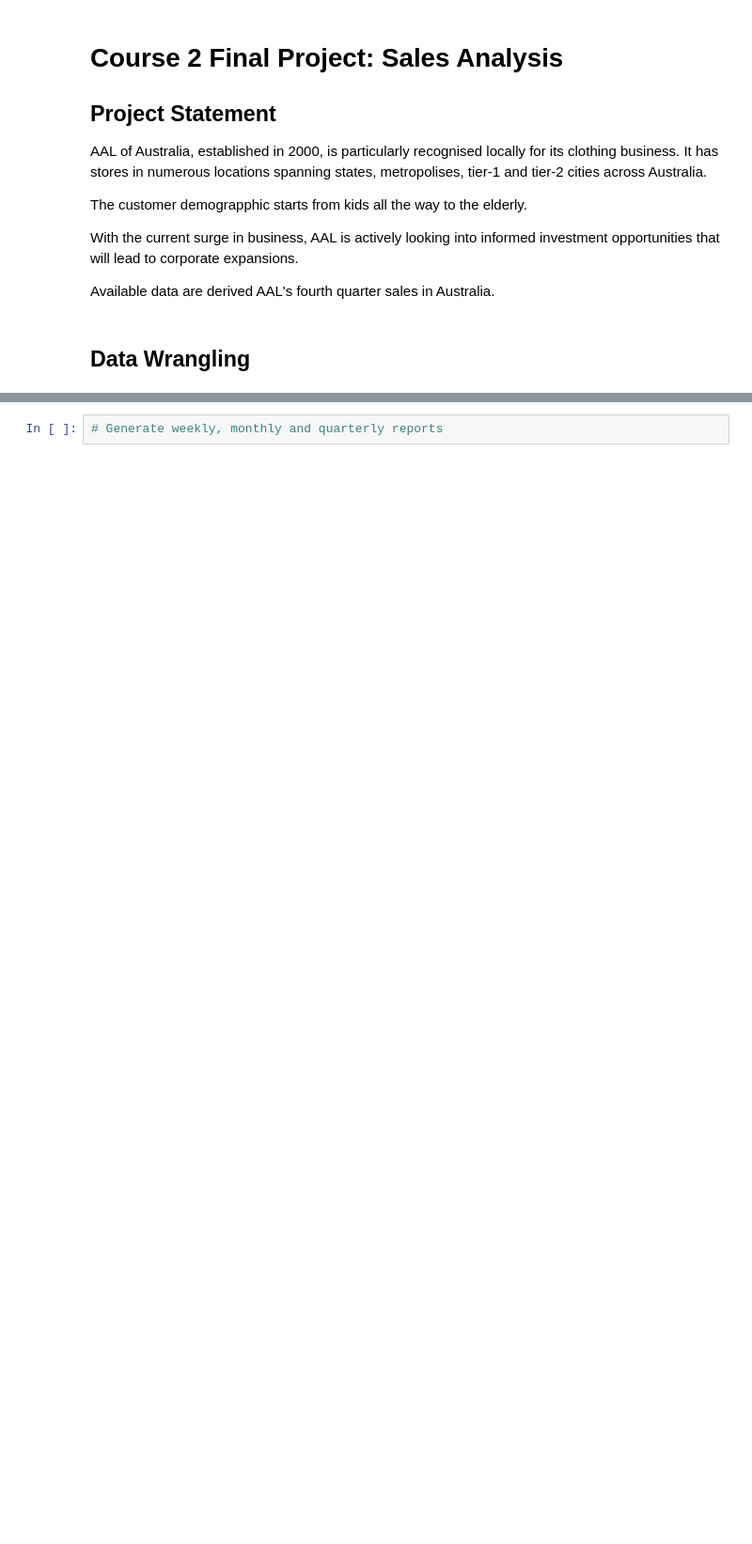
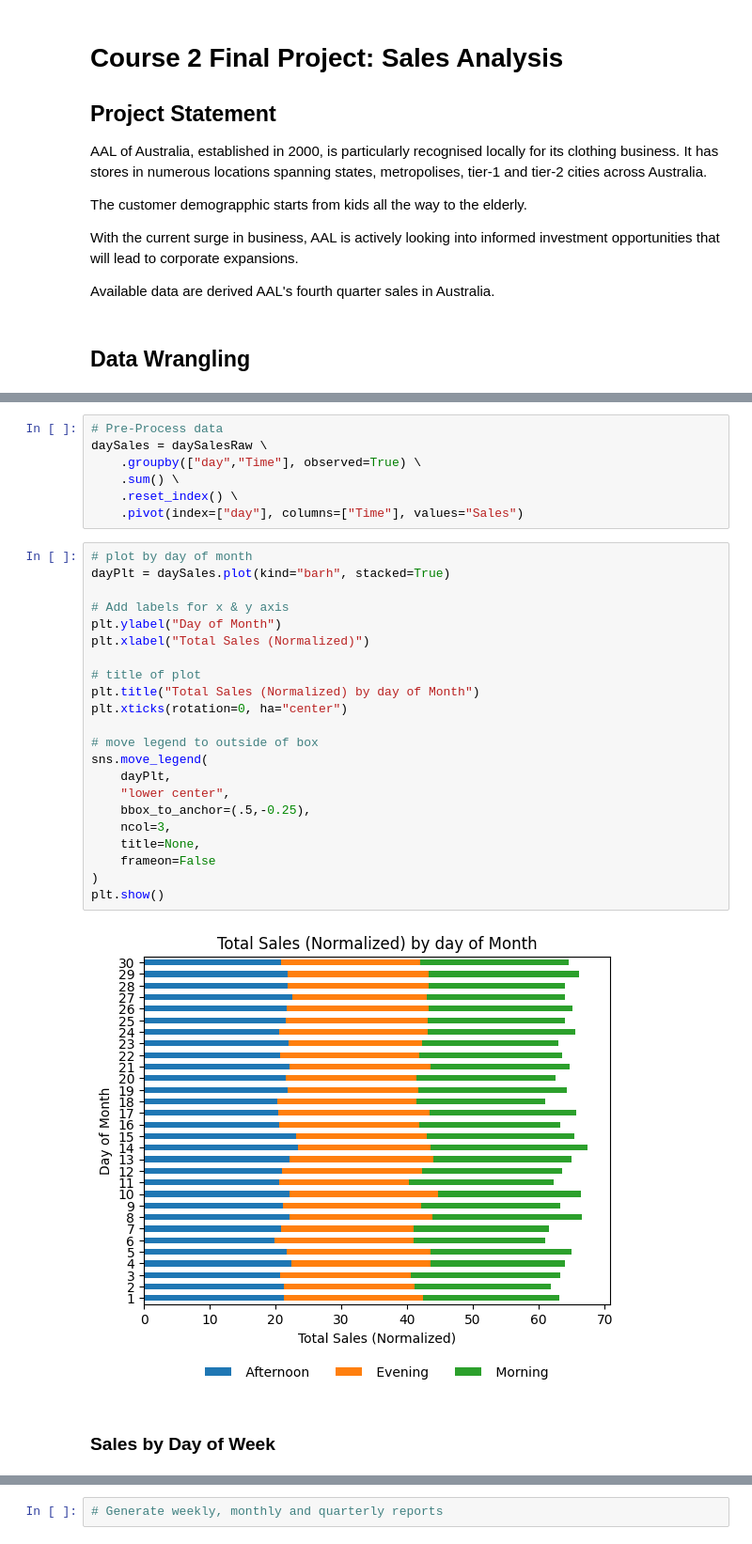
Before and after one commit to candy-hkuk/PGC-AIML, a Jupyter notebook: Course2/SalesAnalysis_CH.ipynb, the cells around one changed output, grey strips where cells are left out. Shown: that part at 94% size. Saved outputs shown, nothing was run; the diff lists cells and outputs as text; blank space fills up the shorter version.

```diff
--- a/Course2/SalesAnalysis_CH.ipynb
+++ b/Course2/SalesAnalysis_CH.ipynb
@@ -56,0 +215,33 @@ dtype: object
+# %%
+# Pre-Process data
+daySales = daySalesRaw \
+    .groupby(["day","Time"], observed=True) \
+    .sum() \
+    .reset_index() \
+    .pivot(index=["day"], columns=["Time"], values="Sales")
+# %%
+# plot by day of month
+dayPlt = daySales.plot(kind="barh", stacked=True)
+
+# Add labels for x & y axis
+plt.ylabel("Day of Month")
+plt.xlabel("Total Sales (Normalized)")
+
+# title of plot
+plt.title("Total Sales (Normalized) by day of Month")
+plt.xticks(rotation=0, ha="center")
+
+# move legend to outside of box
+sns.move_legend(
+    dayPlt,
+    "lower center",
+    bbox_to_anchor=(.5,-0.25),
+    ncol=3,
+    title=None,
+    frameon=False
+)
+plt.show()
+# %% [output]
+[figure, added]
+# %% [markdown]
+### Sales by Day of Week
```
Also changed, not shown: parts of 56 cells of this notebook.
